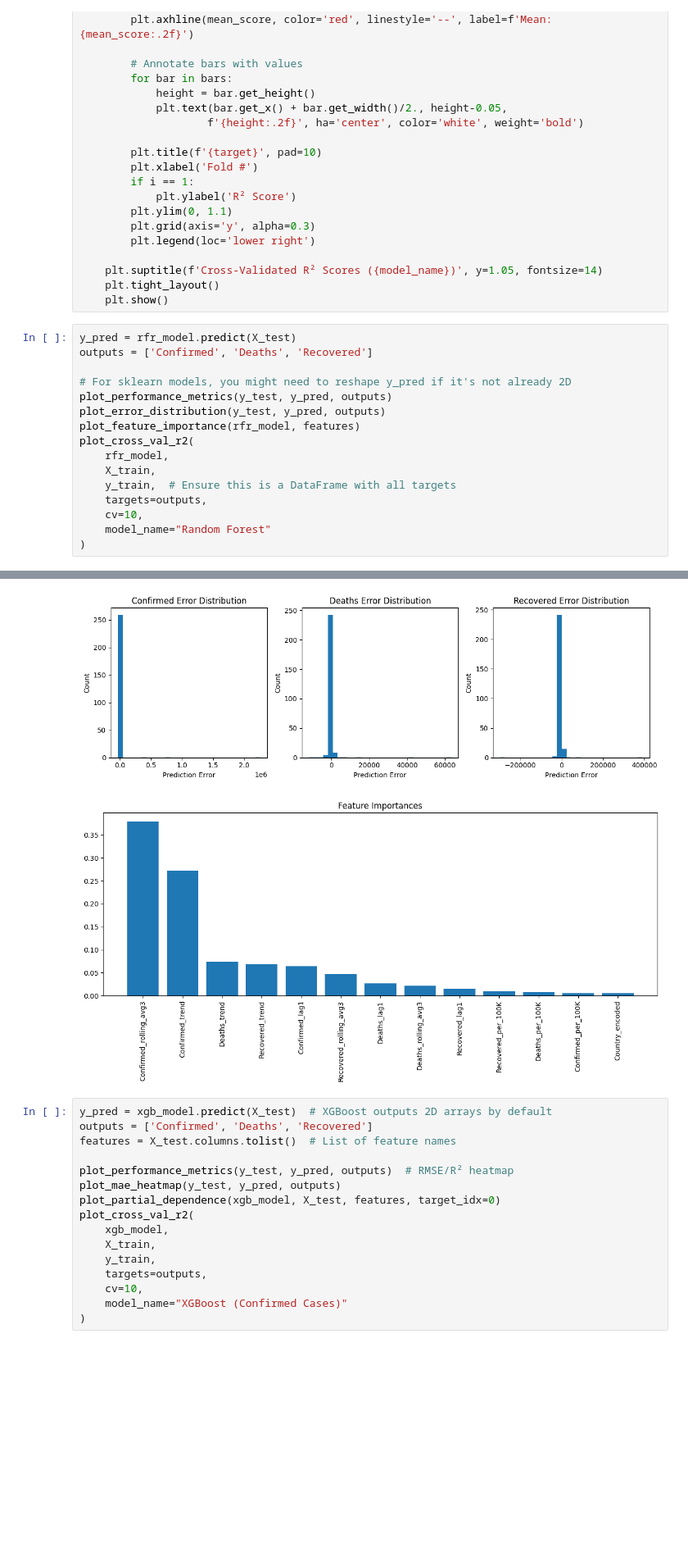
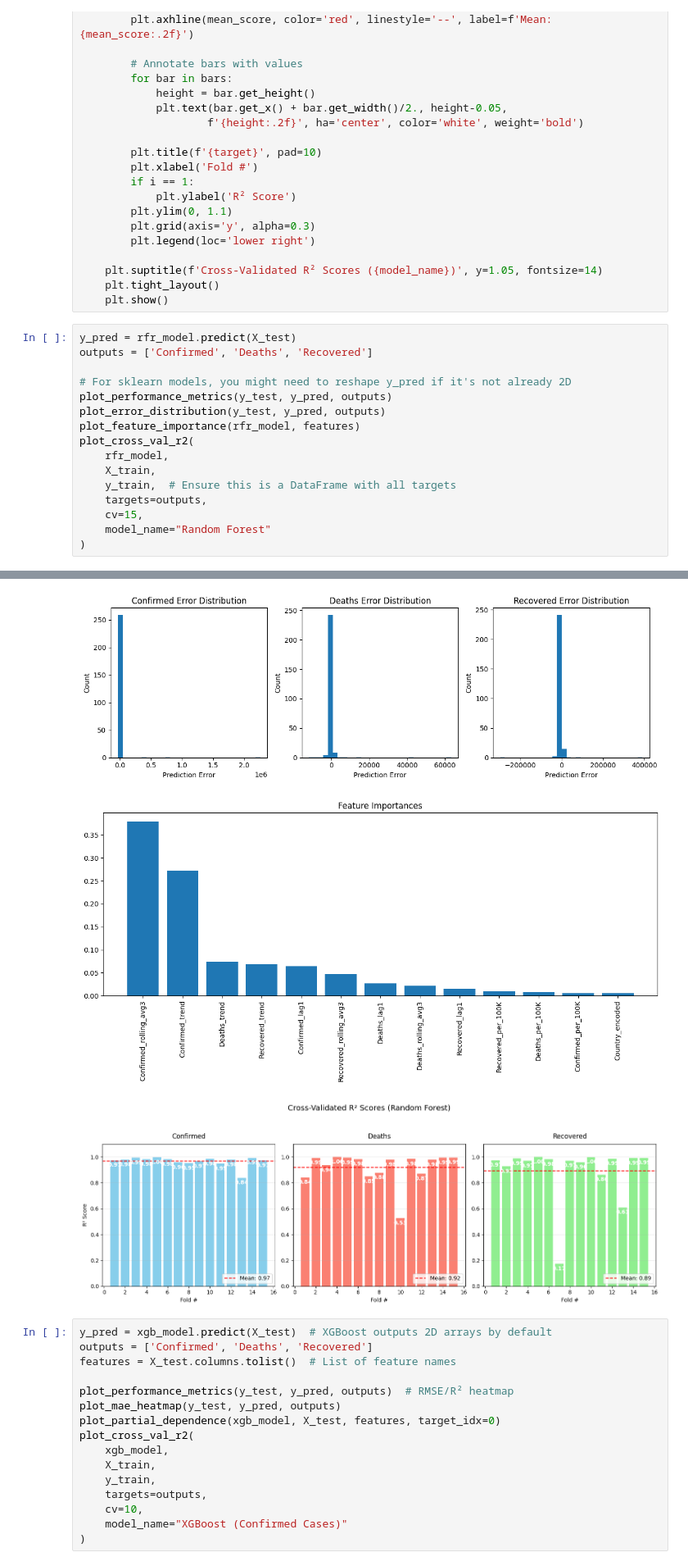
Before and after one commit to Boitapain/MSPR-2, a Jupyter notebook: app/notebook/Modeling.ipynb, the cells around one changed output, grey strips where cells are left out. Shown: that part at 82% size. Saved outputs shown, nothing was run; the diff lists cells and outputs as text; blank space fills up the shorter version.

```diff
--- a/app/notebook/Modeling.ipynb
+++ b/app/notebook/Modeling.ipynb
@@ -524,23 +524,24 @@ def plot_cross_val_r2(model, X, y, targets, cv=5, model_name="Model", figsize=(1
 # %%
 y_pred = rfr_model.predict(X_test)
 outputs = ['Confirmed', 'Deaths', 'Recovered']
 
 # For sklearn models, you might need to reshape y_pred if it's not already 2D
 plot_performance_metrics(y_test, y_pred, outputs)
 plot_error_distribution(y_test, y_pred, outputs)
 plot_feature_importance(rfr_model, features)
 plot_cross_val_r2(
     rfr_model,
     X_train,
     y_train,  # Ensure this is a DataFrame with all targets
     targets=outputs,
-    cv=10,
+    cv=15,
     model_name="Random Forest"
 )
 # %% [output]
 [figure]
 [figure]
 [figure]
+[figure, added]
 # %%
 y_pred = xgb_model.predict(X_test)  # XGBoost outputs 2D arrays by default
 outputs = ['Confirmed', 'Deaths', 'Recovered']
```
Also changed, not shown: parts of 3 cells of this notebook, 1 other file.
